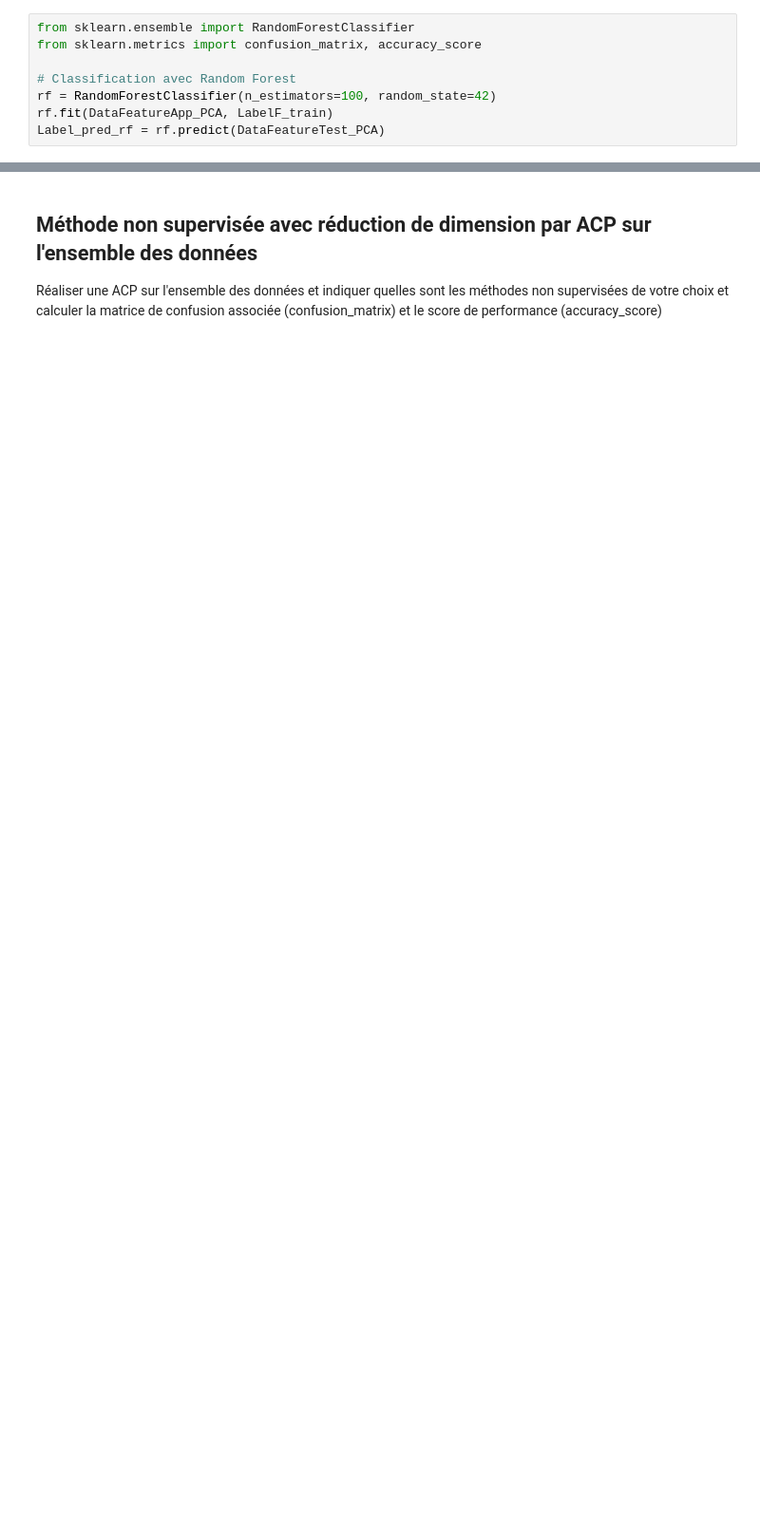
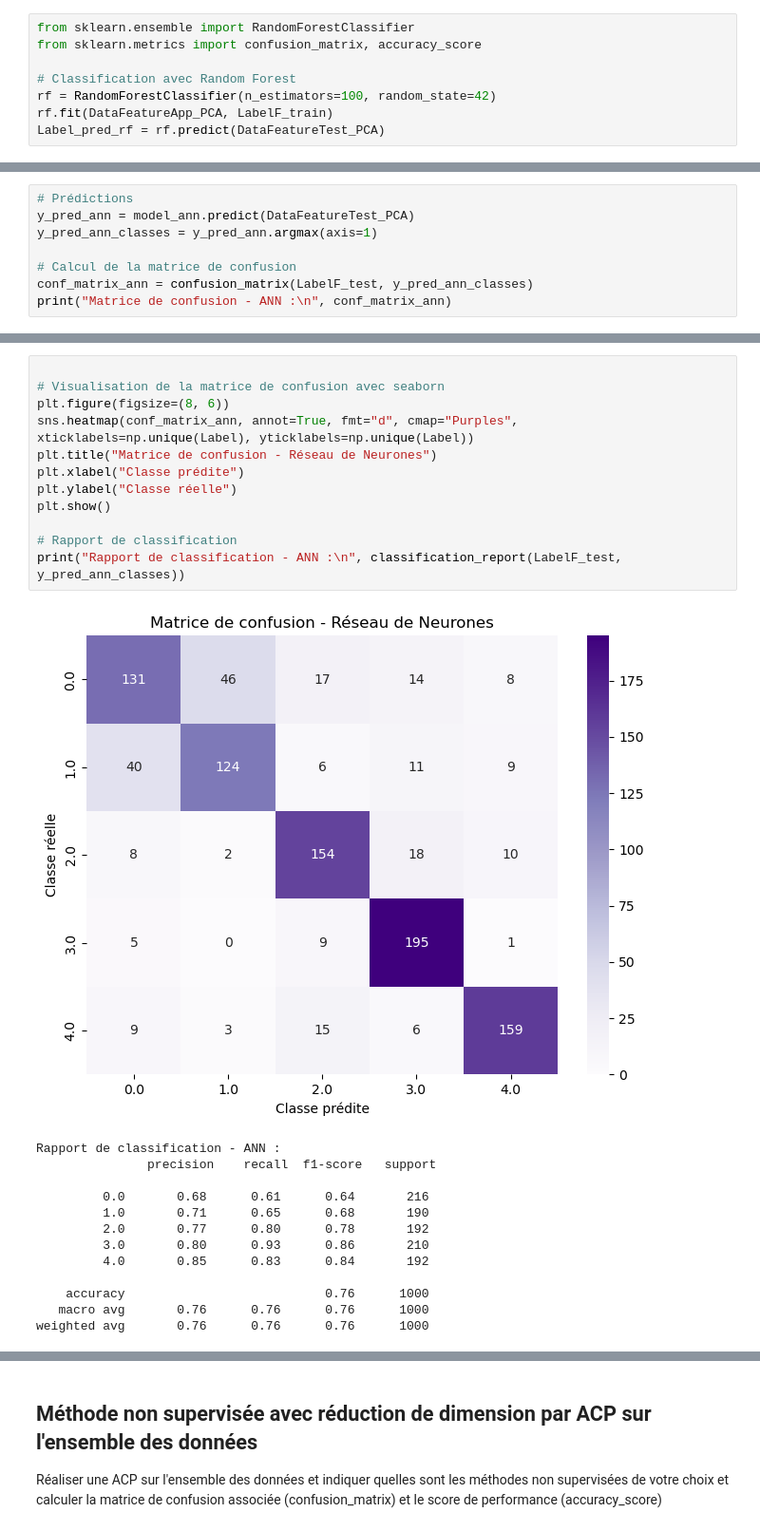
Before and after one commit to OussamaELGUERRAOUI/Classification-du-rythme-cardiaque-issu-d-ECG, a Jupyter notebook: Projet_ECG_Etudiant.ipynb, the cells around one changed output, grey strips where cells are left out. Shown at 95% size. Cells and saved outputs as stored; diff of their text form; blank space fills up the shorter version.

```diff
--- a/Projet_ECG_Etudiant.ipynb
+++ b/Projet_ECG_Etudiant.ipynb
@@ -619,0 +673,8 @@ plt.show()
+# %%
+# Prédictions
+y_pred_ann = model_ann.predict(DataFeatureTest_PCA)
+y_pred_ann_classes = y_pred_ann.argmax(axis=1)
+
+# Calcul de la matrice de confusion
+conf_matrix_ann = confusion_matrix(LabelF_test, y_pred_ann_classes)
+print("Matrice de confusion - ANN :\n", conf_matrix_ann)
@@ -619,0 +689,26 @@ plt.show()
+# %%
+
+# Visualisation de la matrice de confusion avec seaborn
+plt.figure(figsize=(8, 6))
+sns.heatmap(conf_matrix_ann, annot=True, fmt="d", cmap="Purples", xticklabels=np.unique(Label), yticklabels=np.unique(Label))
+plt.title("Matrice de confusion - Réseau de Neurones")
+plt.xlabel("Classe prédite")
+plt.ylabel("Classe réelle")
+plt.show()
+
+# Rapport de classification
+print("Rapport de classification - ANN :\n", classification_report(LabelF_test, y_pred_ann_classes))
+# %% [output]
+[figure, added]
+Rapport de classification - ANN :
+               precision    recall  f1-score   support
+
+         0.0       0.68      0.61      0.64       216
+         1.0       0.71      0.65      0.68       190
+         2.0       0.77      0.80      0.78       192
+         3.0       0.80      0.93      0.86       210
+         4.0       0.85      0.83      0.84       192
+
+    accuracy                           0.76      1000
+   macro avg       0.76      0.76      0.76      1000
+weighted avg       0.76      0.76      0.76      1000
```
Also changed, not shown: parts of 27 cells of this notebook.
